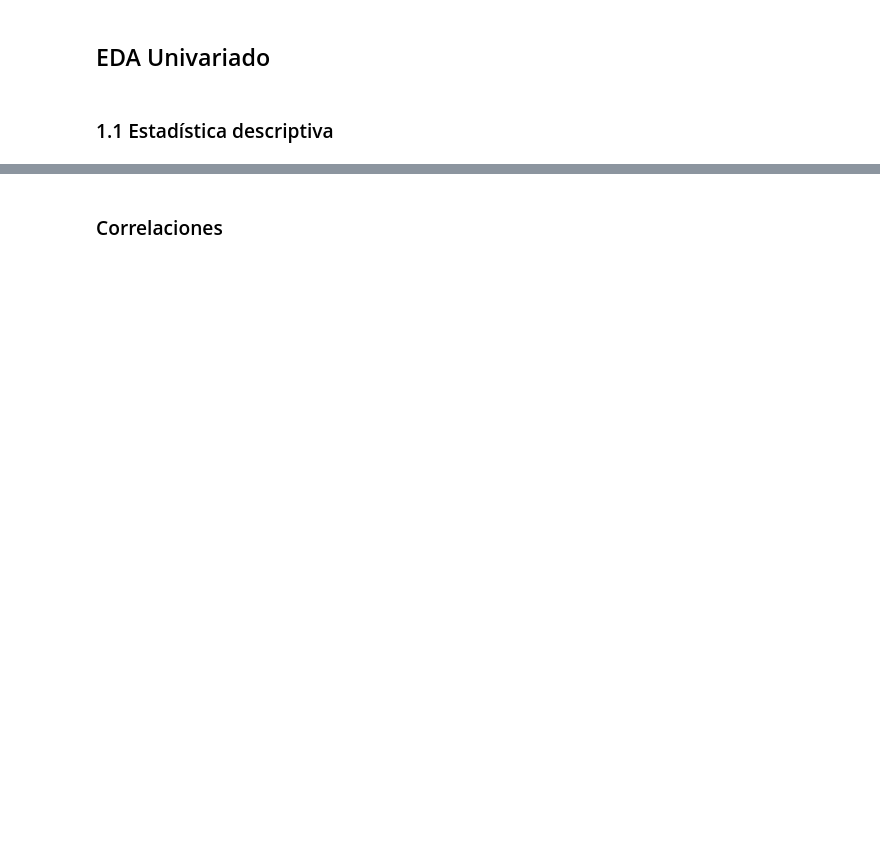
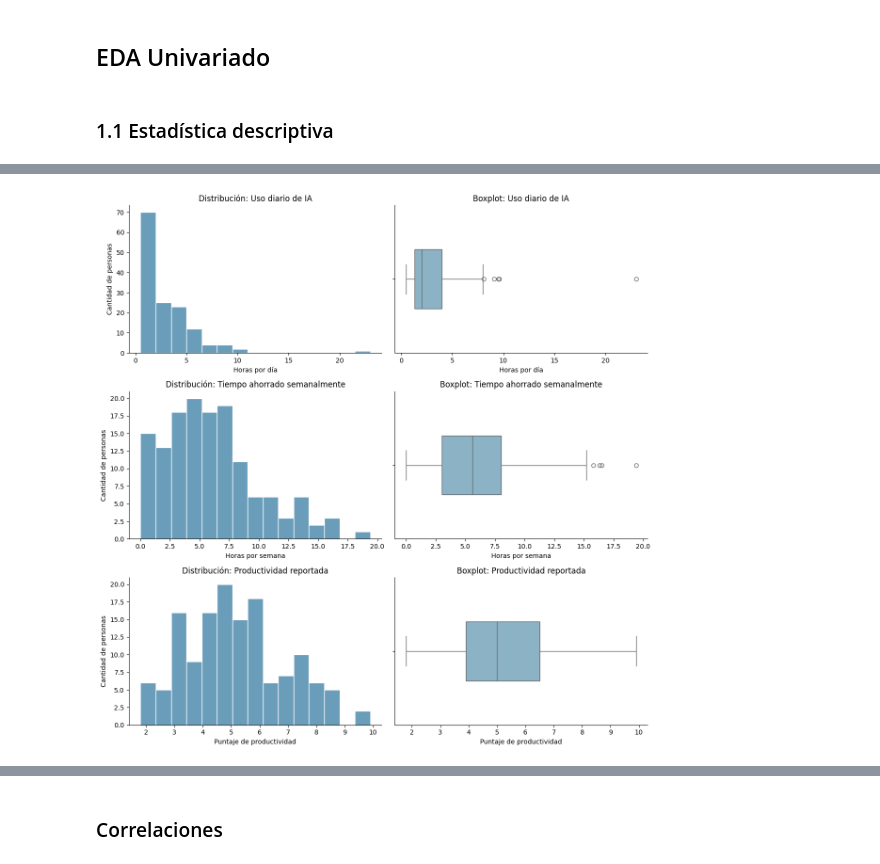
Before and after one commit to NicoBonorino/Tp_Python, a Jupyter notebook: TP.ipynb, the cells around one changed output, grey strips where cells are left out. Cells and saved outputs as stored; diff of their text form; code cells hidden in the pictures; blank space fills up the shorter version.

```diff
--- a/TP.ipynb
+++ b/TP.ipynb
@@ -255,0 +522,57 @@ df[["user_type", "ai_tool", "ai_purpose", "education_level", "would_recommend"]]
+# %%
+variables = [
+    (
+        "ai_usage_hours_per_day",
+        "Uso diario de IA",
+        "Horas por día"
+    ),
+    (
+        "time_saved_hours_per_week",
+        "Tiempo ahorrado semanalmente",
+        "Horas por semana"
+    ),
+    (
+        "productivity_score",
+        "Productividad reportada",
+        "Puntaje de productividad"
+    )
+]
+
+fig, axes = plt.subplots(3, 2, figsize=(12, 12))
+
+for fila, (columna, titulo, etiqueta) in enumerate(variables):
+    valores = df[columna].dropna()
+
+    # Histograma
+    sns.histplot(
+        x=valores,
+        bins=15,
+        color="#387CA3",
+        edgecolor="white",
+        ax=axes[fila, 0]
+    )
+
+    axes[fila, 0].set(
+        title=f"Distribución: {titulo}",
+        xlabel=etiqueta,
+        ylabel="Cantidad de personas"
+    )
+
+    # Boxplot
+    sns.boxplot(
+        x=valores,
+        color="#83B5CE",
+        width=0.4,
+        ax=axes[fila, 1]
+    )
+
+    axes[fila, 1].set(
+        title=f"Boxplot: {titulo}",
+        xlabel=etiqueta
+    )
+
+sns.despine()
+plt.tight_layout()
+plt.show()
+# %% [output]
+[figure, added]
```
Also changed, not shown: parts of 41 cells of this notebook.
